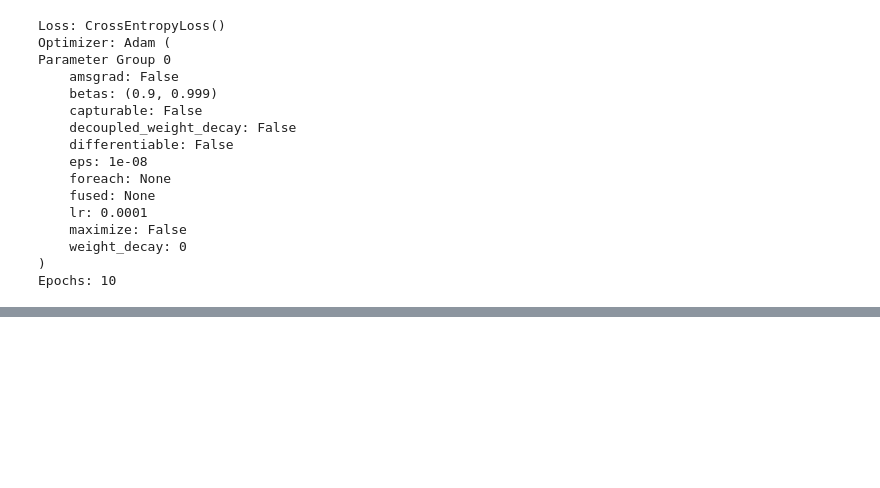
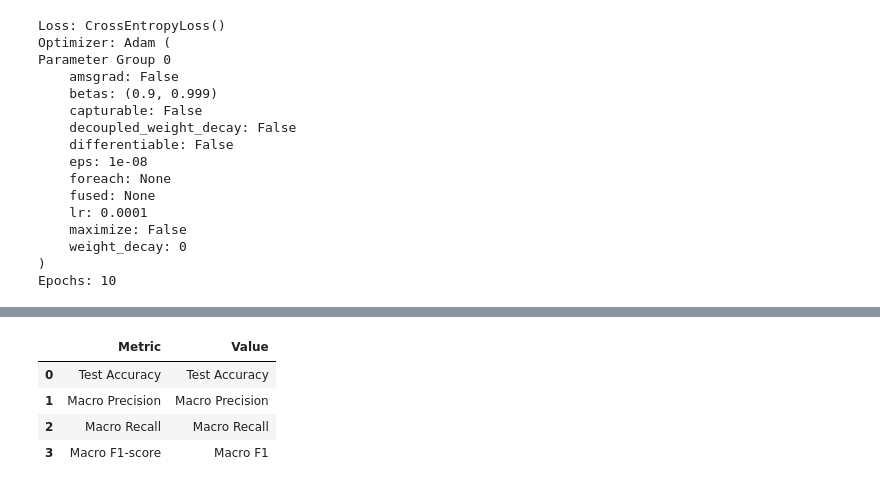
Before and after one commit to Elm4n/emotion-recognition-mobilenetv3, a Jupyter notebook: notebook1d1e92dfb3.ipynb, the cells around one changed output, grey strips where cells are left out. Drawn from its saved outputs; the diff is of its cells as text; code cells hidden in the pictures; blank space fills up the shorter version.

```diff
--- a/notebook1d1e92dfb3.ipynb
+++ b/notebook1d1e92dfb3.ipynb
@@ -381,0 +516,22 @@ Best Validation Accuracy: 0.6614655893006408
+# %%
+baseline_results = pd.DataFrame({
+    "Metric":[
+        "Test Accuracy",
+        "Macro Precision",
+        "Macro Recall",
+        "Macro F1-score"
+    ],
+    "Value":[
+        "Test Accuracy",
+        "Macro Precision",
+        "Macro Recall",
+        "Macro F1"
+    ]
+})
+baseline_results
+# %% [output]
+|  | Metric | Value |
+| 0 | Test Accuracy | Test Accuracy |
+| 1 | Macro Precision | Macro Precision |
+| 2 | Macro Recall | Macro Recall |
+| 3 | Macro F1-score | Macro F1 |
```
Also changed, not shown: parts of 8 cells of this notebook.
